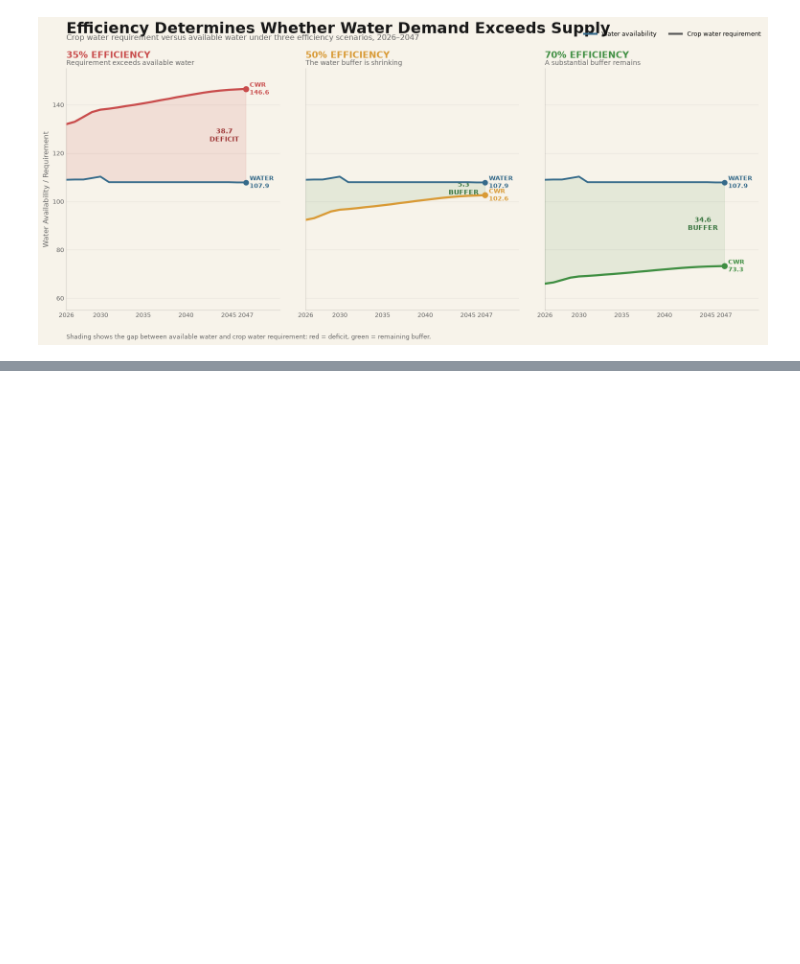
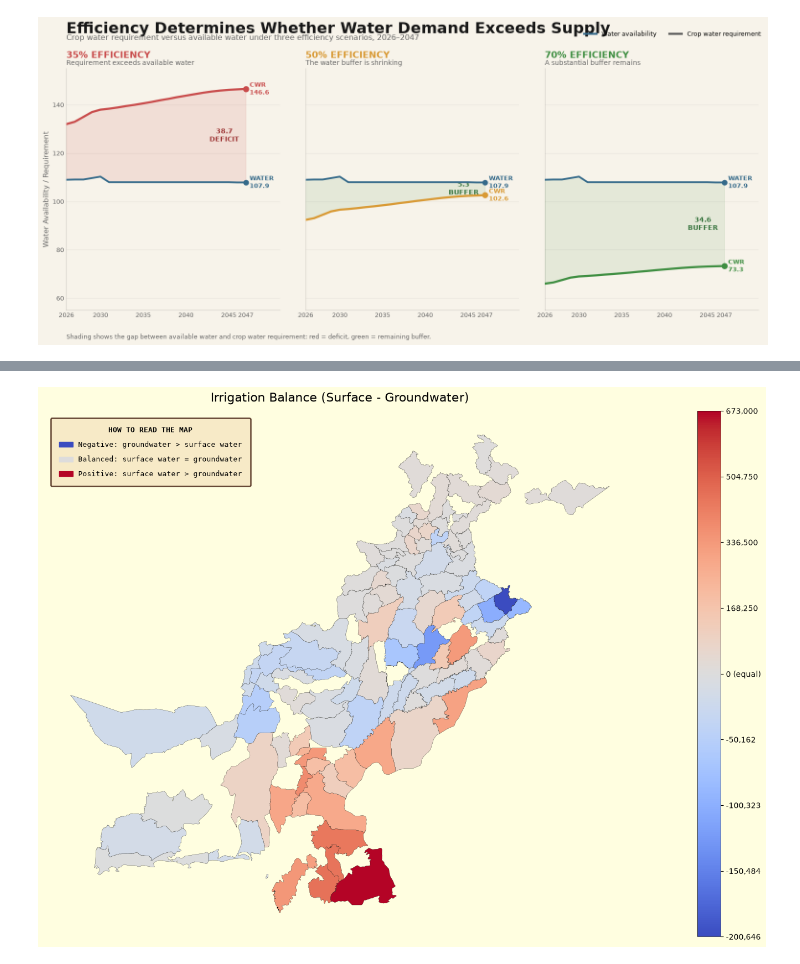
Before and after one commit to imtiazNDMA/climatesmartagri, a Jupyter notebook: main.ipynb, the cells around one changed output, grey strips where cells are left out. Cells and saved outputs as stored; diff of their text form; code cells hidden in the pictures; blank space fills up the shorter version.

```diff
--- a/main.ipynb
+++ b/main.ipynb
@@ -3583,0 +3641,89 @@ plt.show()
+# %%
+import matplotlib.pyplot as plt
+import matplotlib.patches as mpatches
+import numpy as np
+from matplotlib.cm import ScalarMappable
+from matplotlib.colors import TwoSlopeNorm, Normalize
+
+CMAP = plt.get_cmap("coolwarm")
+CREAM = "#fffee0"
+
+# --- Normalization -----------------------------------------------------------
+vmin, vmax = float(np.nanmin(gdf["diff"])), float(np.nanmax(gdf["diff"]))
+has_zero = vmin < 0 < vmax
+
+norm = TwoSlopeNorm(vmin=vmin, vcenter=0.0, vmax=vmax) if has_zero else Normalize(vmin=vmin, vmax=vmax)
+
+# --- Figure ------------------------------------------------------------------
+fig, (ax, cax) = plt.subplots(
+    1, 2,
+    figsize=(14, 10),
+    gridspec_kw={"width_ratios": [30, 1]},
+    layout="constrained",
+    facecolor=CREAM,
+)
+ax.set_facecolor(CREAM)
+
+# --- Map: fill and borders in a single call ----------------------------------
+gdf.plot(
+    column="diff",
+    cmap=CMAP,
+    norm=norm,
+    ax=ax,
+    legend=False,
+    edgecolor="black",
+    linewidth=0.2,
+    missing_kwds={"color": "lightgrey", "edgecolor": "black", "linewidth": 0.2},
+)
+ax.set_title("Irrigation Balance (Surface - Groundwater)", fontsize=16, pad=12)
+ax.set_axis_off()
+
+# --- Colorbar ----------------------------------------------------------------
+cbar = fig.colorbar(ScalarMappable(norm=norm, cmap=CMAP), cax=cax)
+
+n_side = 4
+if has_zero:
+    neg = np.linspace(vmin, 0, n_side + 1)[:-1]
+    pos = np.linspace(0, vmax, n_side + 1)[1:]
+    ticks = np.concatenate([neg, [0.0], pos])
+else:
+    ticks = np.linspace(vmin, vmax, 2 * n_side + 1)
+
+cbar.set_ticks(ticks)
+cbar.set_ticklabels(["0 (equal)" if np.isclose(t, 0) else f"{t:,.0f}" for t in ticks])
+cbar.outline.set_linewidth(0.5)
+
+# --- Legend inside the map ---------------------------------------------------
+legend_items = [
+    (0.0, "Negative: groundwater > surface water"),
+    (0.5, "Balanced: surface water = groundwater"),
+    (1.0, "Positive: surface water > groundwater"),
+]
+handles = [mpatches.Patch(color=CMAP(v), label=lbl) for v, lbl in legend_items]
+
+if gdf["diff"].isna().any():
+    handles.append(mpatches.Patch(color="lightgrey", label="No data"))
+
+legend = ax.legend(
+    handles=handles,
+    title="HOW TO READ THE MAP",
+    loc="upper left",
+    borderaxespad=1.0,
+    fancybox=True,
+    borderpad=1.2,
+    labelspacing=1.0,
+    prop={"family": "monospace", "size": 9},
+    title_fontproperties={"family": "monospace", "weight": "bold", "size": 9, },
+)
+legend.get_frame().set(
+                       facecolor="#F7E9C6",
+                       edgecolor="#5B3A29",
+                       linewidth=1.8,
+                       alpha=0.95
+                       )
+legend.set_zorder(10)
+
+plt.show()
+fig.savefig("balanceIrrigation.png", bbox_inches="tight")
+# %% [output]
+[figure, added]
```
Also changed, not shown: parts of 9 cells of this notebook, 8 other files.
